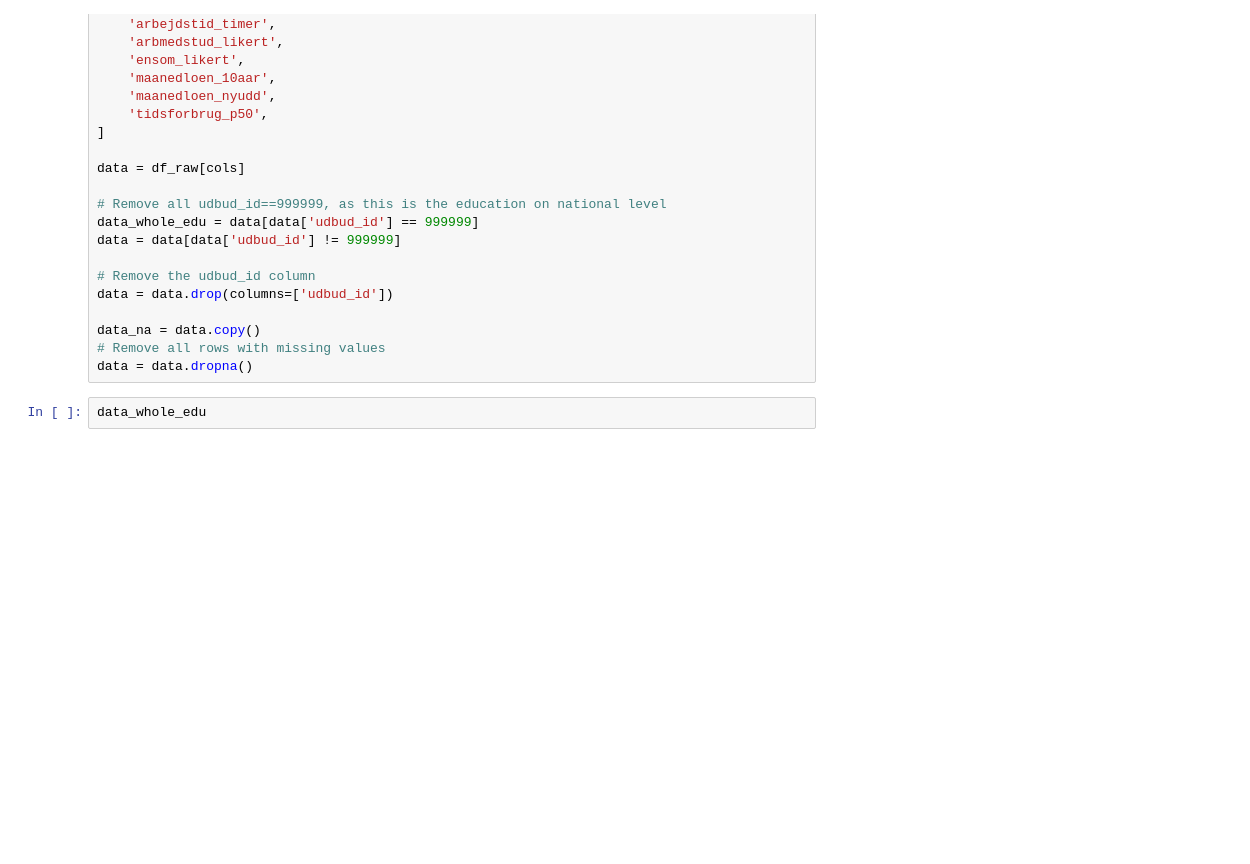
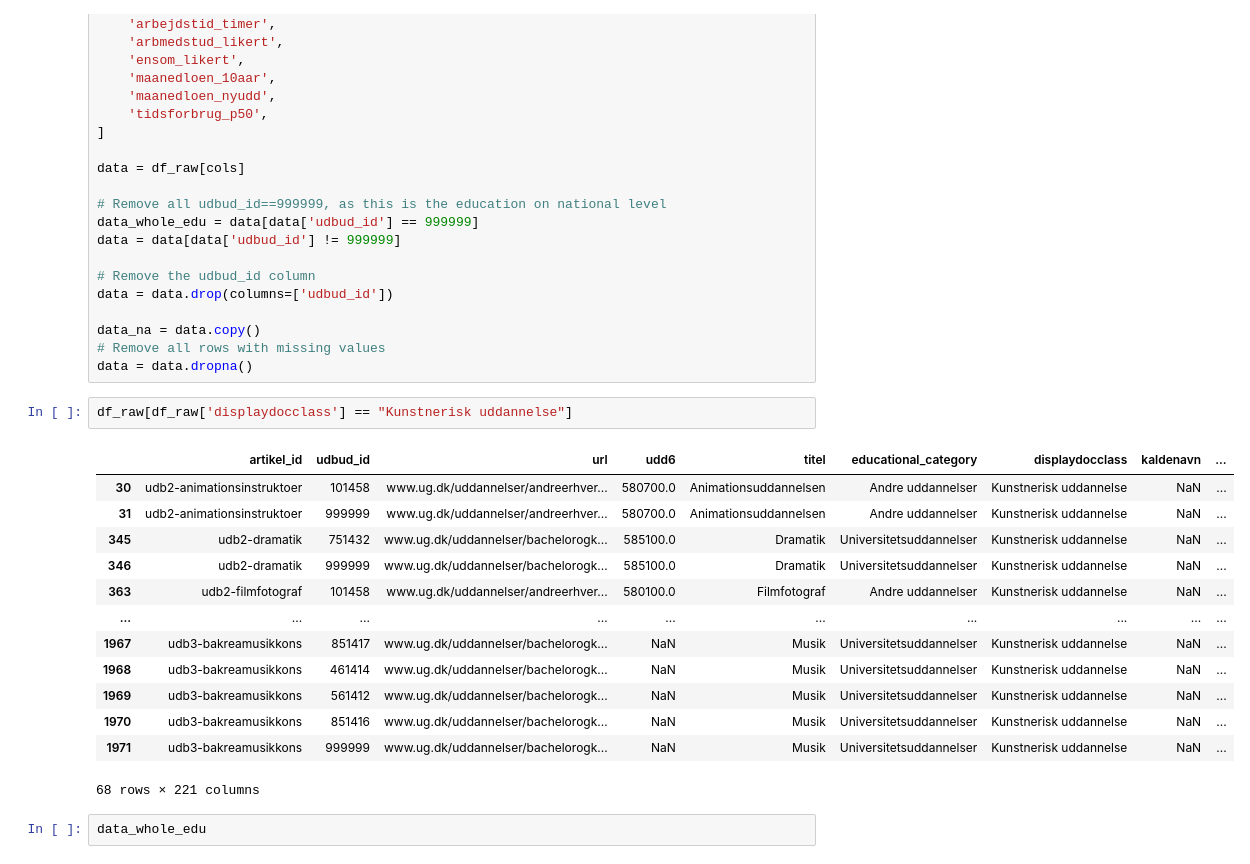
Before and after one commit to simon-mellergaard/datavis, a Jupyter notebook: Experiments/seaborn_exp.ipynb, the cells around one changed output. Drawn from its saved outputs; the diff is of its cells as text; blank space fills up the shorter version.

```diff
--- a/Experiments/seaborn_exp.ipynb
+++ b/Experiments/seaborn_exp.ipynb
@@ -54,6 +54,22 @@ data = data.drop(columns=['udbud_id'])
 data_na = data.copy()
 # Remove all rows with missing values
 data = data.dropna()
+# %%
+df_raw[df_raw['displaydocclass'] == "Kunstnerisk uddannelse"]
+# %% [output]
+|  | artikel_id | udbud_id | url | udd6 | titel | educational_category | displaydocclass | kaldenavn | ... |
+| 30 | udb2-animationsinstruktoer | 101458 | www.ug.dk/uddannelser/andreerhver... | 580700.0 | Animationsuddannelsen | Andre uddannelser | Kunstnerisk uddannelse | NaN | ... |
+| 31 | udb2-animationsinstruktoer | 999999 | www.ug.dk/uddannelser/andreerhver... | 580700.0 | Animationsuddannelsen | Andre uddannelser | Kunstnerisk uddannelse | NaN | ... |
+| 345 | udb2-dramatik | 751432 | www.ug.dk/uddannelser/bachelorogk... | 585100.0 | Dramatik | Universitetsuddannelser | Kunstnerisk uddannelse | NaN | ... |
+| 346 | udb2-dramatik | 999999 | www.ug.dk/uddannelser/bachelorogk... | 585100.0 | Dramatik | Universitetsuddannelser | Kunstnerisk uddannelse | NaN | ... |
+| 363 | udb2-filmfotograf | 101458 | www.ug.dk/uddannelser/andreerhver... | 580100.0 | Filmfotograf | Andre uddannelser | Kunstnerisk uddannelse | NaN | ... |
+| ... | ... | ... | ... | ... | ... | ... | ... | ... | ... |
+| 1967 | udb3-bakreamusikkons | 851417 | www.ug.dk/uddannelser/bachelorogk... | NaN | Musik | Universitetsuddannelser | Kunstnerisk uddannelse | NaN | ... |
+| 1968 | udb3-bakreamusikkons | 461414 | www.ug.dk/uddannelser/bachelorogk... | NaN | Musik | Universitetsuddannelser | Kunstnerisk uddannelse | NaN | ... |
+| 1969 | udb3-bakreamusikkons | 561412 | www.ug.dk/uddannelser/bachelorogk... | NaN | Musik | Universitetsuddannelser | Kunstnerisk uddannelse | NaN | ... |
+| 1970 | udb3-bakreamusikkons | 851416 | www.ug.dk/uddannelser/bachelorogk... | NaN | Musik | Universitetsuddannelser | Kunstnerisk uddannelse | NaN | ... |
+| 1971 | udb3-bakreamusikkons | 999999 | www.ug.dk/uddannelser/bachelorogk... | NaN | Musik | Universitetsuddannelser | Kunstnerisk uddannelse | NaN | ... |
+68 rows × 221 columns
 # %%
 data_whole_edu
 # %% [output]
```
Also changed, not shown: 2 other files.
